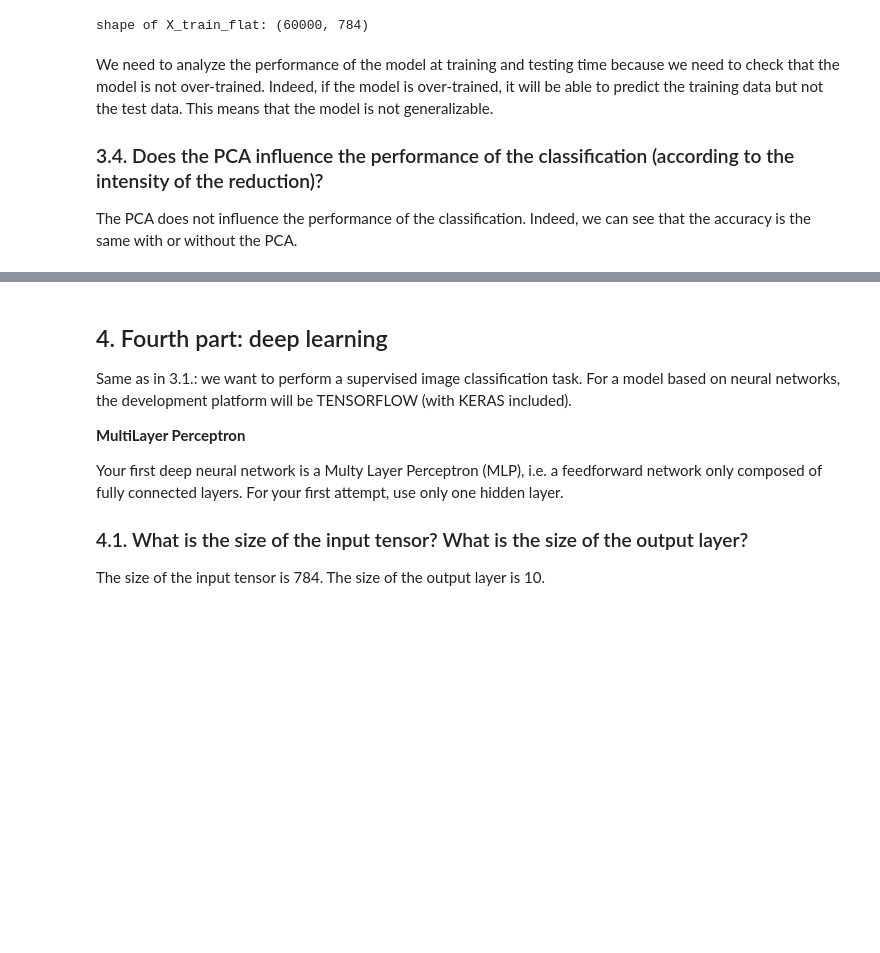
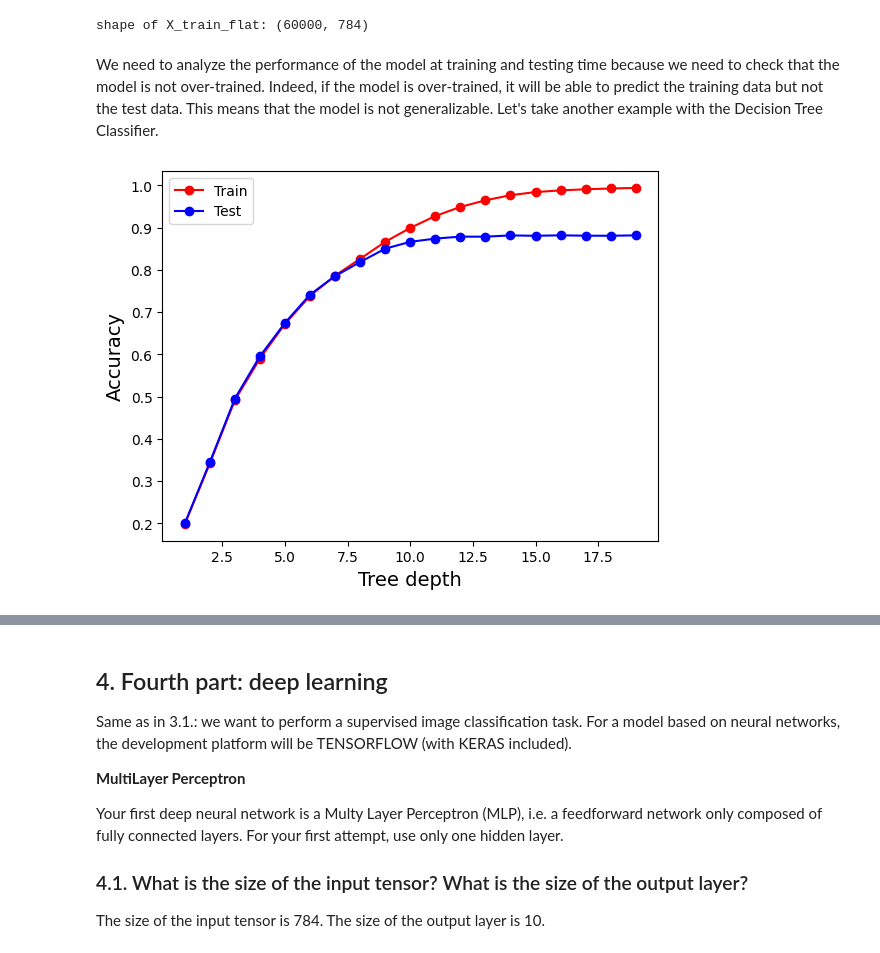
Before and after one commit to CharrierTim/Machine-Learning, a Jupyter notebook: TD1/Rapport TD1.ipynb, the cells around one changed output, grey strips where cells are left out. Drawn from its saved outputs; the diff is of its cells as text; code cells hidden in the pictures; blank space fills up the shorter version.

```diff
--- a/TD1/Rapport TD1.ipynb
+++ b/TD1/Rapport TD1.ipynb
@@ -299,8 +312,38 @@ print("Accuracy: {:.2f}%".format(grid.score(X_test_pca_100, Y_test)*100))
 # %% [output]
 shape of X_train_flat: (60000, 784)
 # %% [markdown]
-We need to analyze the performance of the model at training and testing time because we need to check that the model is not over-trained. Indeed, if the model is over-trained, it will be able to predict the training data but not the test data. This means that the model is not generalizable.
-
-### 3.4. Does the PCA influence the performance of the classification (according to the intensity of the reduction)?
-
-The PCA does not influence the performance of the classification. Indeed, we can see that the accuracy is the same with or without the PCA.
+We need to analyze the performance of the model at training and testing time because we need to check that the model is not over-trained. Indeed, if the model is over-trained, it will be able to predict the training data but not the test data. This means that the model is not generalizable. Let's take another example with the Decision Tree Classifier.
+# %%
+# Decision tree classifier
+
+# define lists to collect scores
+train_scores, test_scores = list(), list()
+
+# define the tree depths to evaluate
+values = [i for i in range(1, 20)]
+
+# evaluate a decision tree for each depth
+for i in values:
+    # configure the model
+    model = DecisionTreeClassifier(max_depth=i)
+    # fit model on the training dataset
+    model.fit(X_train_flat, Y_train)
+    # evaluate on the train dataset
+    train_yhat = model.predict(X_train_flat)
+    train_acc = accuracy_score(Y_train, train_yhat)
+    train_scores.append(train_acc)
+    # evaluate on the test dataset
+    test_yhat = model.predict(X_test_flat)
+    test_acc = accuracy_score(Y_test, test_yhat)
+    test_scores.append(test_acc)
+
+
+# plot the depth vs accuracy
+plt.plot(values, train_scores, '-o', label='Train', color='red')
+plt.plot(values, test_scores, '-o', label='Test', color='blue')
+plt.xlabel('Tree depth', fontsize=14)
+plt.ylabel('Accuracy', fontsize=14)
+plt.legend()
+plt.show()
+# %% [output]
+[figure, added]
```
Also changed, not shown: parts of 12 cells of this notebook, 3 other files.
